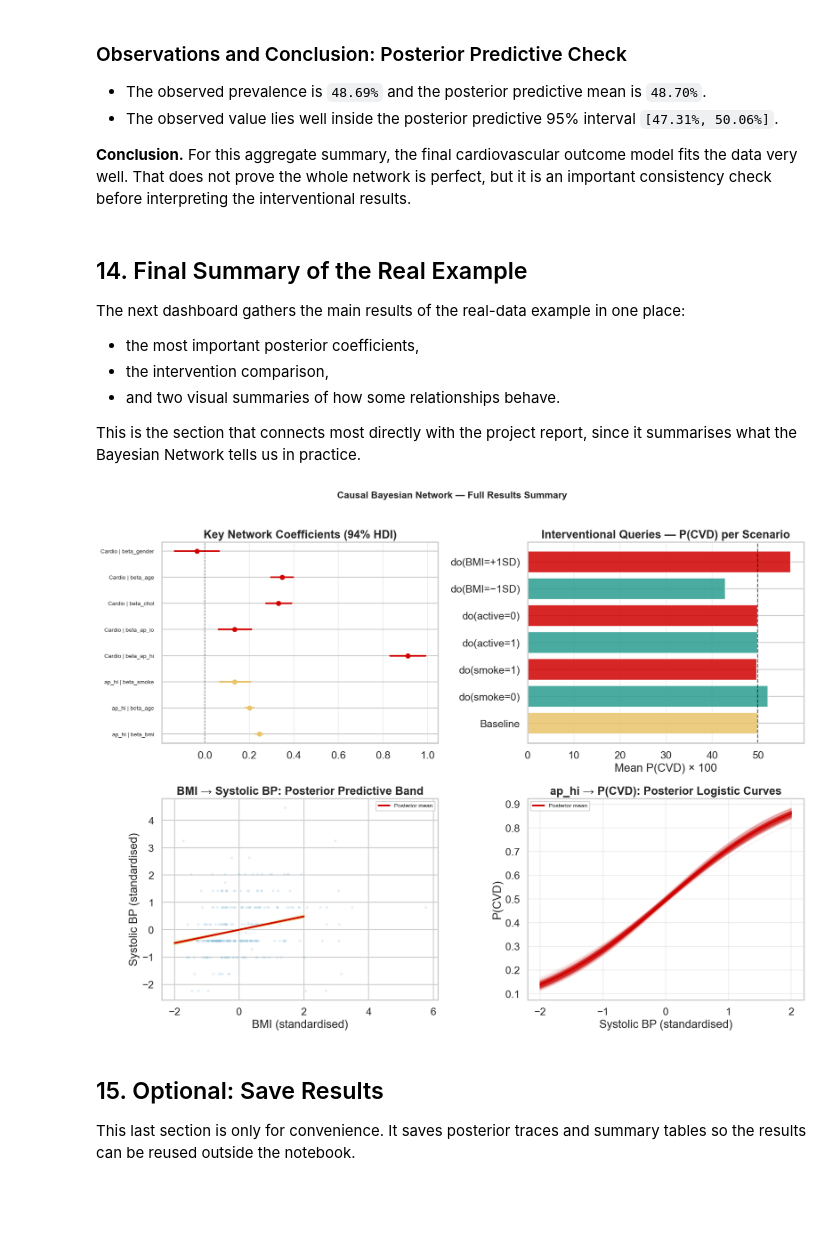
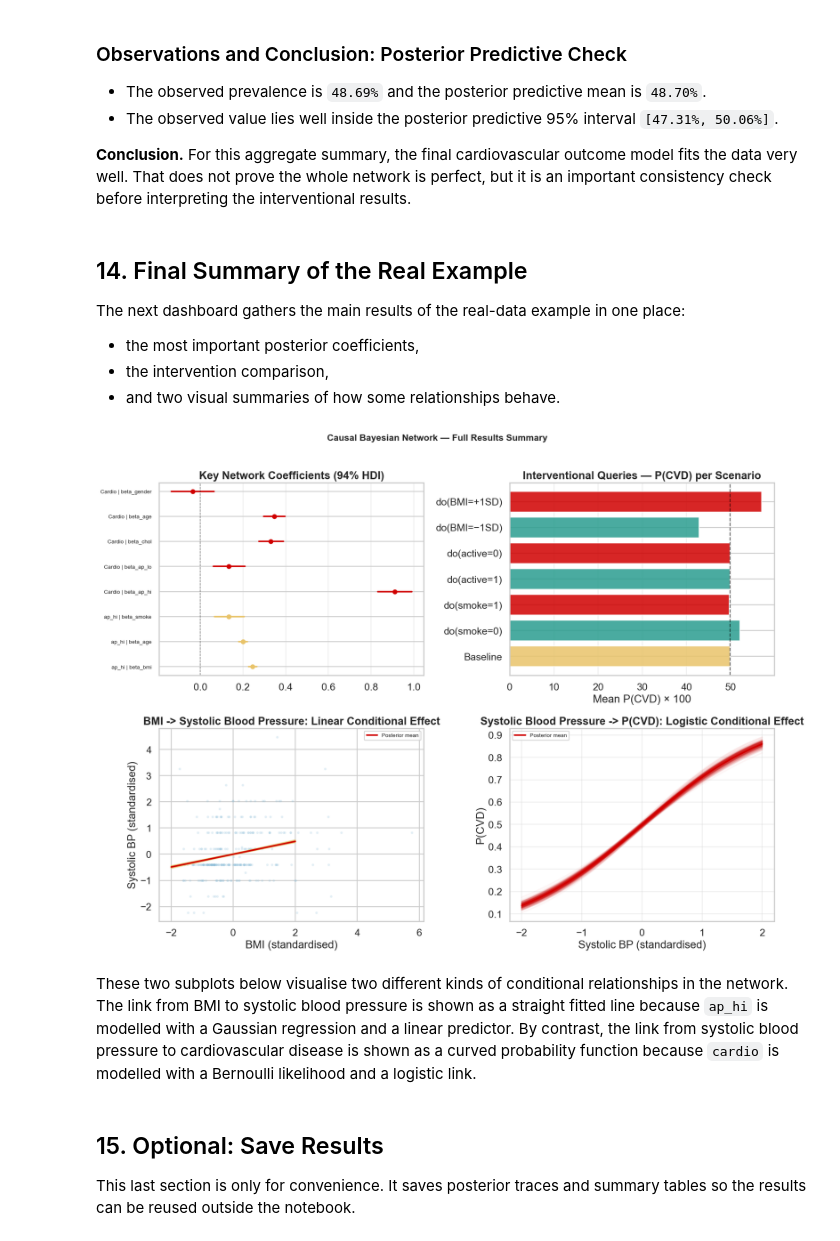
Before and after one commit to EleonoraMazzocca/Bayesian_Networks_Cardiovascular_Diseases, a Jupyter notebook: Bayesian_Network_Cardiovascular_MCMC.ipynb, the cells around one changed output. Cells and saved outputs as stored; diff of their text form; code cells hidden in the pictures; blank space fills up the shorter version.

Commit message:
Update Bayesian network notebook and outputs

```diff
--- a/Bayesian_Network_Cardiovascular_MCMC.ipynb
+++ b/Bayesian_Network_Cardiovascular_MCMC.ipynb
@@ -1486,8 +1714,6 @@ The next dashboard gathers the main results of the real-data example in one plac
 - the most important posterior coefficients,
 - the intervention comparison,
 - and two visual summaries of how some relationships behave.
-
-This is the section that connects most directly with the project report, since it summarises what the Bayesian Network tells us in practice.
 # %%
 fig, axes = plt.subplots(2, 2, figsize=(16, 12))
 
@@ -1540,36 +1766,38 @@ idx_lines = rng.choice(len(alpha_samples), n_lines, replace=False)
 for j in idx_lines:
     ax3.plot(bmi_grid, alpha_samples[j] + bbmi_samples[j] * bmi_grid,
              color="#E9C46A", alpha=0.06)
 mean_line = alpha_samples.mean() + bbmi_samples.mean() * bmi_grid
 ax3.plot(bmi_grid, mean_line, color="#D00000", lw=2.5, label="Posterior mean")
 ax3.scatter(bmi_z[:300], ap_hi_z[:300], alpha=0.15, s=8, color="#86BBD8")
 ax3.set_xlabel("BMI (standardised)")
 ax3.set_ylabel("Systolic BP (standardised)")
-ax3.set_title("BMI → Systolic BP: Posterior Predictive Band", fontweight="bold")
+ax3.set_title("BMI -> Systolic Blood Pressure: Linear Conditional Effect", fontweight="bold")
 ax3.legend(fontsize=9)
 
 # Panel 4: P(CVD) as a function of ap_hi
 ax4 = axes[1, 1]
 ap_hi_grid = np.linspace(-2, 2, 100)
 card_alpha_s = trace_cardio.posterior["alpha"].values.flatten()
 card_baphi_s = trace_cardio.posterior["beta_ap_hi"].values.flatten()
 for j in rng.choice(len(card_alpha_s), 200, replace=False):
     p_j = 1 / (1 + np.exp(-(card_alpha_s[j] + card_baphi_s[j] * ap_hi_grid)))
     ax4.plot(ap_hi_grid, p_j, color="#D00000", alpha=0.04)
 p_mean = 1 / (1 + np.exp(-(card_alpha_s.mean() + card_baphi_s.mean() * ap_hi_grid)))
 ax4.plot(ap_hi_grid, p_mean, color="#D00000", lw=2.5, label="Posterior mean")
 ax4.set_xlabel("Systolic BP (standardised)")
 ax4.set_ylabel("P(CVD)")
-ax4.set_title("ap_hi → P(CVD): Posterior Logistic Curves", fontweight="bold")
+ax4.set_title("Systolic Blood Pressure -> P(CVD): Logistic Conditional Effect", fontweight="bold")
 ax4.legend(fontsize=9)
 ax4.grid(alpha=0.3)
 
 fig.suptitle("Causal Bayesian Network — Full Results Summary",
              fontsize=15, fontweight="bold", y=1.01)
 fig.tight_layout()
 plt.show()
 # %% [output]
-[figure, old version]
+[figure, new version]
+# %% [markdown]
+These two subplots below visualise two different kinds of conditional relationships in the network. The link from BMI to systolic blood pressure is shown as a straight fitted line because `ap_hi` is modelled with a Gaussian regression and a linear predictor. By contrast, the link from systolic blood pressure to cardiovascular disease is shown as a curved probability function because `cardio` is modelled with a Bernoulli likelihood and a logistic link.
 # %% [markdown]
 ## 15. Optional: Save Results
 
```
Also changed, not shown: parts of 31 cells of this notebook, 3 other files.
